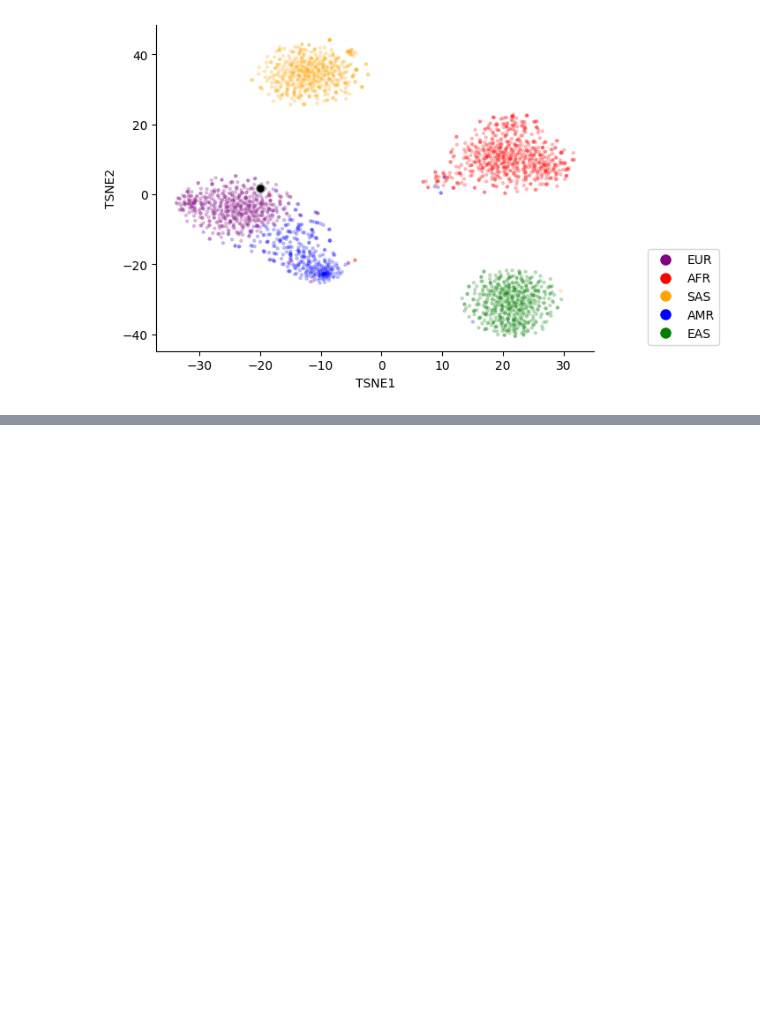
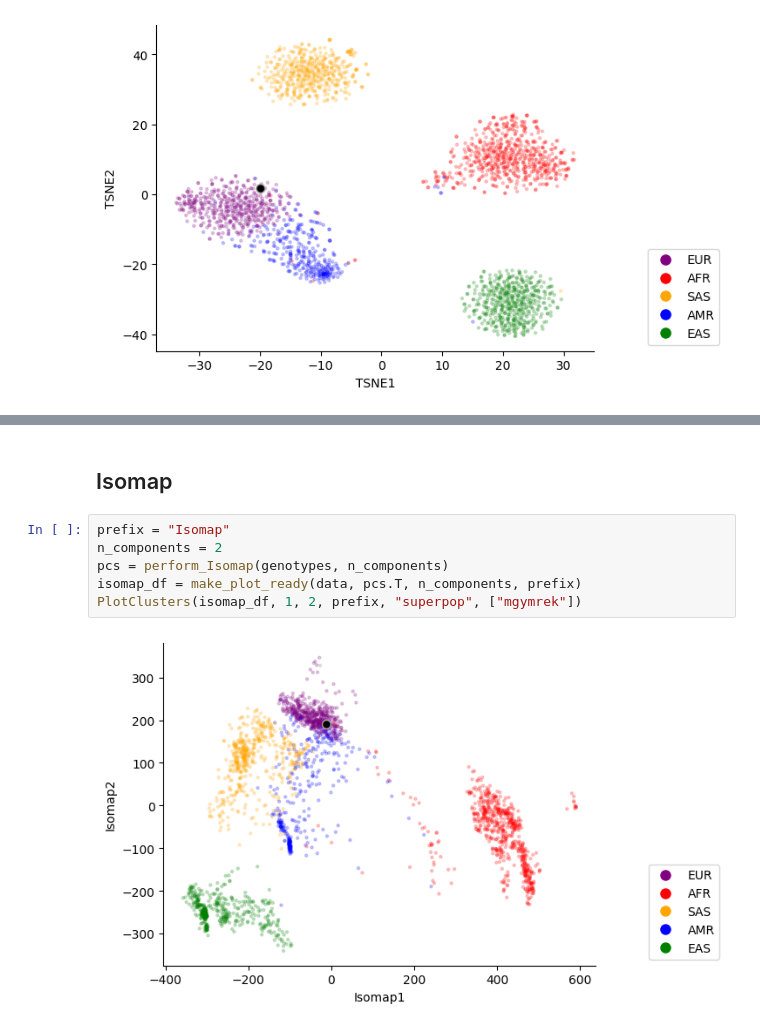
Before and after one commit to NirajYagnik/Global-Ancestry-Comparison, a Jupyter notebook: main.ipynb, the cells around one changed output, grey strips where cells are left out. Saved outputs shown, nothing was run; the diff lists cells and outputs as text; blank space fills up the shorter version.

```diff
--- a/main.ipynb
+++ b/main.ipynb
@@ -45,0 +58,10 @@ PlotClusters(tsne_df, 1, 2, prefix, "superpop", ["mgymrek"])
+# %% [markdown]
+## Isomap
+# %%
+prefix = "Isomap"
+n_components = 2
+pcs = perform_Isomap(genotypes, n_components)
+isomap_df = make_plot_ready(data, pcs.T, n_components, prefix)
+PlotClusters(isomap_df, 1, 2, prefix, "superpop", ["mgymrek"])
+# %% [output]
+[figure, added]
```
Also changed, not shown: parts of 3 cells of this notebook.
